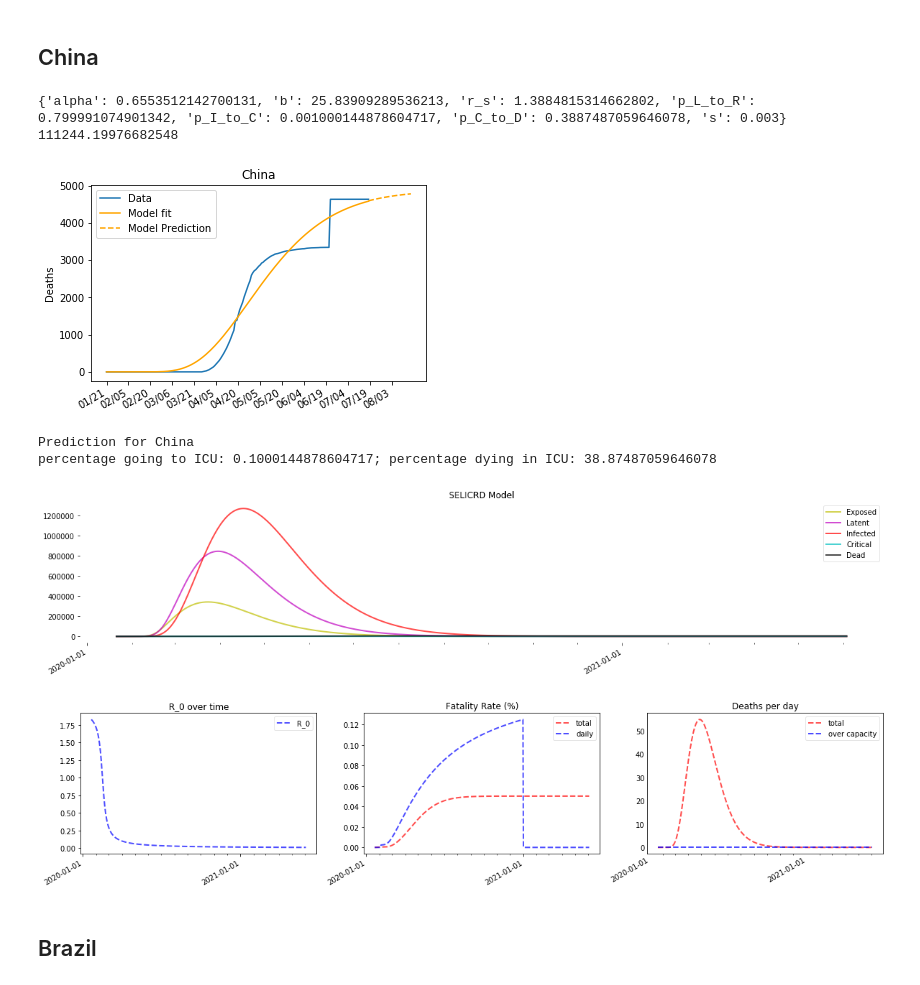
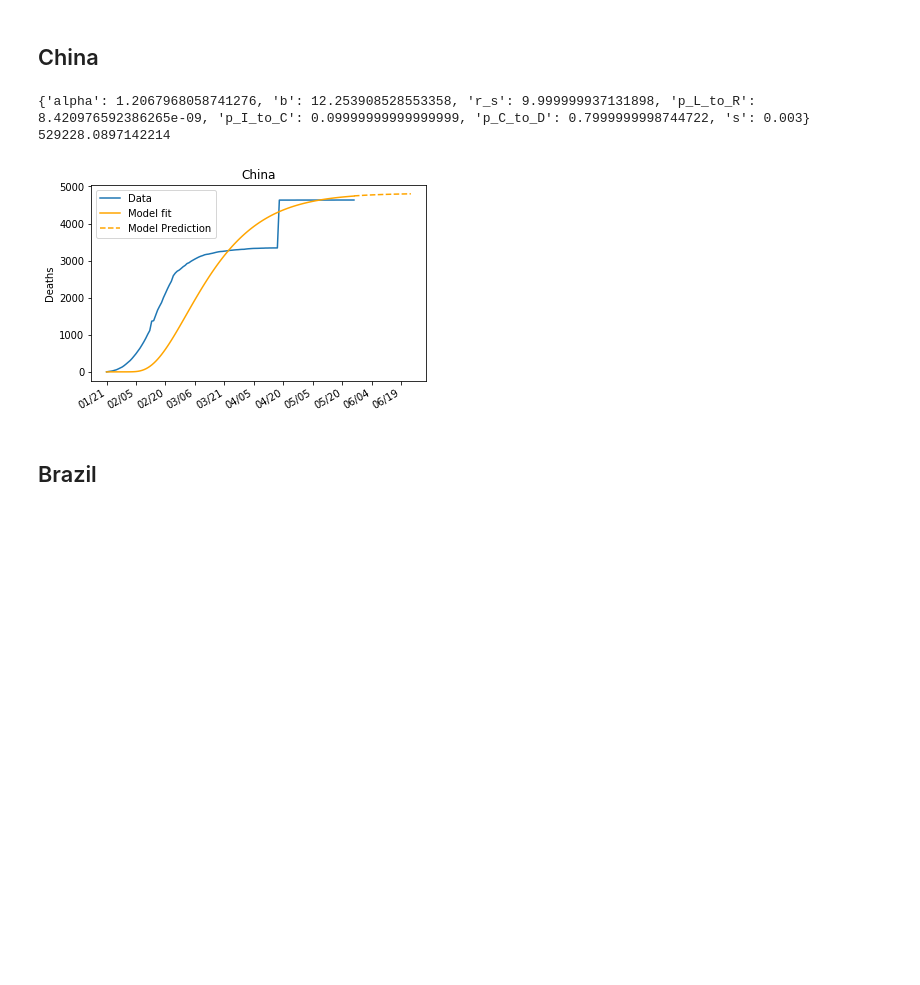
Before and after one commit to jiyingz/COVID19_projections, a Jupyter notebook: SELICRD_with_R0.ipynb, the cells around one changed output. Saved outputs shown, nothing was run; the diff lists cells and outputs as text; code cells hidden in the pictures; blank space fills up the shorter version.

```diff
--- a/SELICRD_with_R0.ipynb
+++ b/SELICRD_with_R0.ipynb
@@ -195,6 +195,6 @@ rho = 1.0 / 7.5 # 7.5 days from critical to death
 params_init_min_max = {#"R_0_start": (3.0, 2.0, 10.0), "k": (2.5, 0.01, 10.0), "x0": (57, 20, 100), "R_0_end": (0.9, 0.01, 3.5),
                        "p_L_to_R": (0.6, 0.0, 0.8),
                        "alpha": (0.3, 0.1, 5.7),
-                       "b": (20, 0, 40), "r_s": (1, 0.1, 10),
+                       "b": (20, 0, 40), "r_s": (1, 0.1, 60),
                        "p_I_to_C": (0.05, 0.001, 0.1), "p_C_to_D": (0.5, 0.005, 0.8),
                        "s": (0.003, 0.001, 0.01)}  # form: {parameter: (initial guess, minimum value, max value)}
@@ -202,17 +259,26 @@ params_init_min_max = {#"R_0_start": (3.0, 2.0, 10.0), "k": (2.5, 0.01, 10.0), "
 def run_and_plot(country, outbreak_shift):
     #deaths
     if country == 'China':
-        deaths = pd.read_csv("Data/china_cases_severe_deaths_nhc.csv", header = 0)
+        countryData = pd.read_csv("Data/china_cases_severe_deaths_nhc.csv", header = 0)
         # rename the column header so that it is same as other data
-        deaths.rename(columns={'confirmed_ttl':'cases_ttl'}, inplace=True)
+        countryData.rename(columns={'confirmed_ttl':'cases_ttl'}, inplace=True)
 
-    else: deaths = pd.read_csv("Data/world_cases_deaths_EUopendataportal.csv", header = 0)
+#     else: deaths = pd.read_csv("Data/world_cases_deaths_EUopendataportal.csv", header = 0)
+    else:
+        worldData = pd.read_csv("https://opendata.ecdc.europa.eu/covid19/casedistribution/csv", header = 0)
+        worldData.rename(columns={"countriesAndTerritories" : "country"}, inplace=True)
+        worldData.rename(columns={"dateRep" : "date"}, inplace=True)
+        worldData["country"].replace({"United_States_of_America": "US"}, inplace=True)
+        worldData["country"].replace({"United_Kingdom": "UK"}, inplace=True)
 
-    deaths = deaths[deaths.country == country]
+        countryData = worldData[worldData.country == country][::-1].reset_index(drop=True)
+        # create cumulative columns
+        countryData["cases_ttl"] = np.cumsum(countryData["cases"])
+        countryData["deaths_ttl"] = np.cumsum(countryData["deaths"])
 
     # find the case when equal or more than 100 infection cases detected
-    deaths = deaths.loc[deaths["cases_ttl"].values>=100]
-    data = deaths["deaths_ttl"].values
+    countryData = countryData.loc[countryData["cases_ttl"].values>=100]
+    deathData = countryData["deaths_ttl"].values
 
     # agegroups
     ages = pd.read_csv("Data/agegroups_UNdata.csv")
@@ -227,12 +293,11 @@ def run_and_plot(country, outbreak_shift):
     beds_per_10k = beds_lookup[country]
 
     #create outbreak shift
-    days = outbreak_shift + len(data)
-    if outbreak_shift >= 0:y_data = np.concatenate((np.zeros(outbreak_shift), data))
-    else: y_data = data[-outbreak_shift:]
+    days = outbreak_shift + len(deathData)
+    if outbreak_shift >= 0:y_data = np.concatenate((np.zeros(outbreak_shift), deathData))
+    else: y_data = deathData[-outbreak_shift:]
 
     x_data = np.linspace(0, days - 1, days, dtype=int)  # x_data is just [0, 1, ..., max_days] array
-
 
     # fit model to deaths
 #     def fitter(x, R_0_start, k, x0, R_0_end, p_L_to_R, p_I_to_C, p_C_to_D, s):
@@ -251,13 +316,14 @@ def run_and_plot(country, outbreak_shift):
     print(np.mean(result.residual **2))
 
     # forward predict
-    dates = deaths["date"].values
+    dates = countryData["date"].values
     first_date = dates[0]
     full_days = len(y_data) + 30
     x_ticks = pd.date_range(start=first_date, periods=full_days, freq="D")
     predict_range = full_days - len(y_data)
     forecast = Model(full_days, agegroups, beds_per_10k, **result.best_values)
     death_projection = forecast[7]
+
     fig, ax = plt.subplots()
     ax.plot(x_data, y_data, label="Data")
     ax.plot(x_data, death_projection[:len(y_data)], color="orange", label="Model fit")
@@ -270,11 +336,11 @@ def run_and_plot(country, outbreak_shift):
     ax.set_xticklabels(labels, rotation=45); ax.set_ylabel("Deaths")
     ax.set_title(country) ;ax.legend() ;fig.autofmt_xdate(); plt.show()
 
-    # plot
-    full_days = 500 ## let's predict full 200 days
-    x_ticks = pd.date_range(start=first_date, periods=full_days, freq="D")
-    print("Prediction for " + country)
-    plotter(*Model(full_days, agegroups, beds_per_10k, **result.best_values), x_ticks=x_ticks);
+#     # plot
+#     full_days = 500 ## let's predict full 200 days
+#     x_ticks = pd.date_range(start=first_date, periods=full_days, freq="D")
+#     print("Prediction for " + country)
+#     plotter(*Model(full_days, agegroups, beds_per_10k, **result.best_values), x_ticks=x_ticks);
 # %% [markdown]
 ## United States
 # %%
@@ -290,15 +352,11 @@ percentage going to ICU: 7.676365734056451; percentage dying in ICU: 79.99999999
 # %% [markdown]
 ## China
 # %%
-run_and_plot("China", 65)
+run_and_plot("China", 0)
 # %% [output]
-{'alpha': 0.6553512142700131, 'b': 25.83909289536213, 'r_s': 1.3884815314662802, 'p_L_to_R': 0.799991074901342, 'p_I_to_C': 0.001000144878604717, 'p_C_to_D': 0.3887487059646078, 's': 0.003}
-111244.19976682548
+{'alpha': 1.2067968058741276, 'b': 12.253908528553358, 'r_s': 9.999999937131898, 'p_L_to_R': 8.420976592386265e-09, 'p_I_to_C': 0.09999999999999999, 'p_C_to_D': 0.7999999998744722, 's': 0.003}
+529228.0897142214
-[figure, old version]
+[figure, new version]
-Prediction for China
-percentage going to ICU: 0.1000144878604717; percentage dying in ICU: 38.87487059646078
-[figure, removed]
-[figure, removed]
 # %% [markdown]
 ## Brazil
 # %%
```
Also changed, not shown: parts of 36 cells of this notebook, 12 other files.
